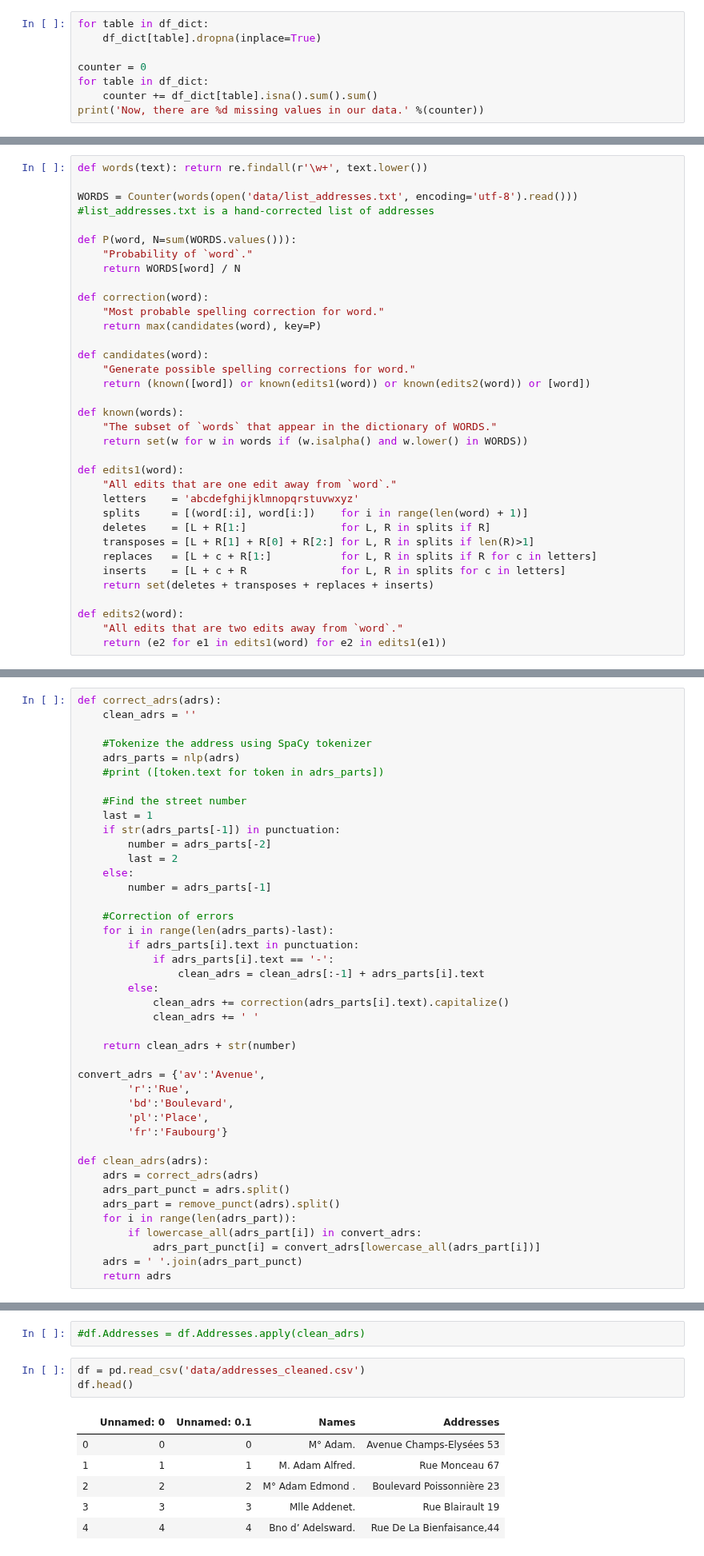
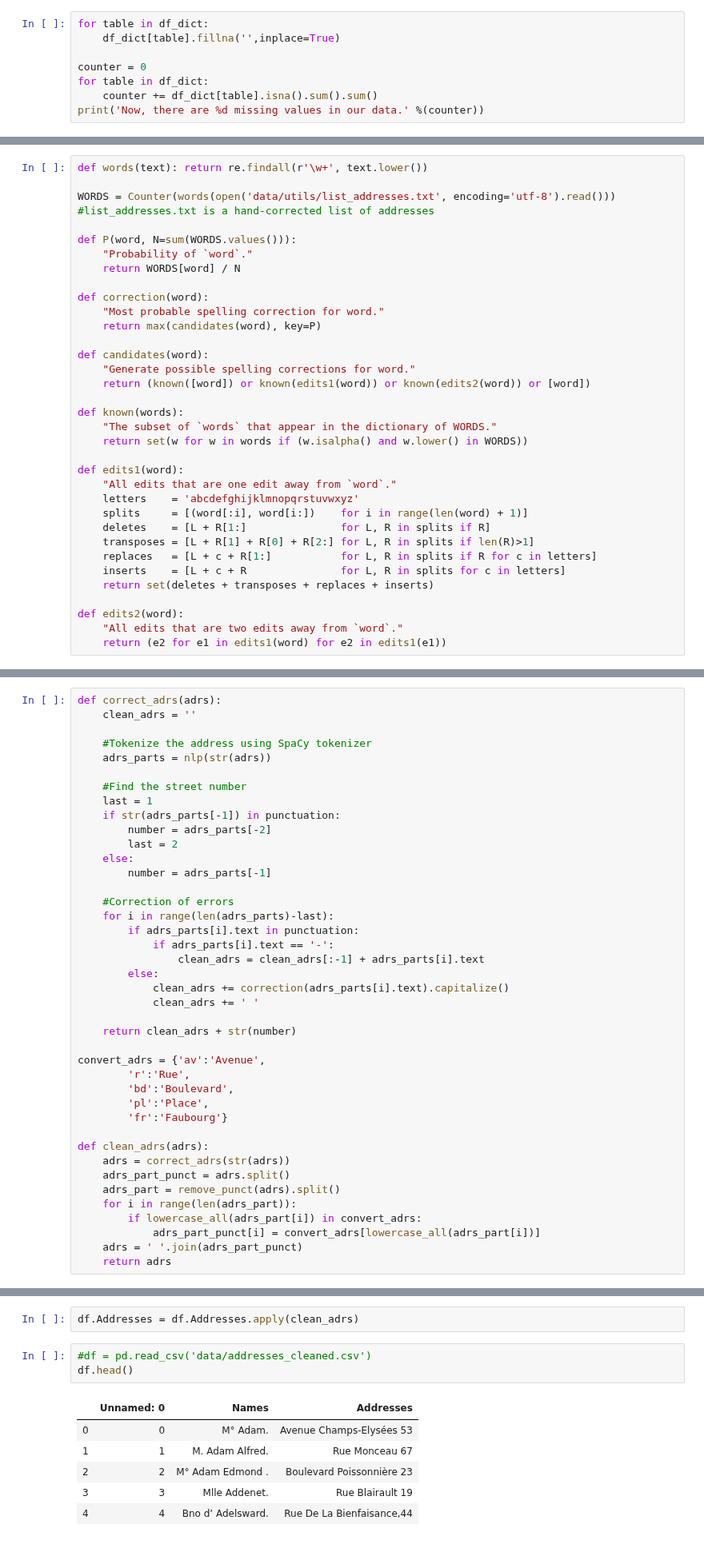
Before and after one commit to AndreaScalisi/FDH, a Jupyter notebook: parser_1884.ipynb, the cells around one changed output, grey strips where cells are left out. Shown at 80% size. Cells and saved outputs as stored; diff of their text form.

```diff
--- a/parser_1884.ipynb
+++ b/parser_1884.ipynb
@@ -54,7 +54,7 @@ There are 5938 missing values in our data.
 Since there a too many values to fill them in by hand, we will just get rid of the corresponding rows (at least for now)
 # %%
 for table in df_dict:
-    df_dict[table].dropna(inplace=True)
+    df_dict[table].fillna('',inplace=True)
 
 counter = 0
 for table in df_dict:
@@ -185,7 +187,7 @@ Spelling Corrector based on the work of Peter Norvig: http://norvig.com/spell-co
 # %%
 def words(text): return re.findall(r'\w+', text.lower())
 
-WORDS = Counter(words(open('data/list_addresses.txt', encoding='utf-8').read()))
+WORDS = Counter(words(open('data/utils/list_addresses.txt', encoding='utf-8').read()))
 #list_addresses.txt is a hand-corrected list of addresses
 
 def P(word, N=sum(WORDS.values())):
@@ -237,8 +239,7 @@ def correct_adrs(adrs):
     clean_adrs = ''
 
     #Tokenize the address using SpaCy tokenizer
-    adrs_parts = nlp(adrs)
-    #print ([token.text for token in adrs_parts])
+    adrs_parts = nlp(str(adrs))
 
     #Find the street number
     last = 1
@@ -266,7 +267,7 @@ convert_adrs = {'av':'Avenue',
         'fr':'Faubourg'}
 
 def clean_adrs(adrs):
-    adrs = correct_adrs(adrs)
+    adrs = correct_adrs(str(adrs))
     adrs_part_punct = adrs.split()
     adrs_part = remove_punct(adrs).split()
     for i in range(len(adrs_part)):
@@ -277,15 +278,15 @@ def clean_adrs(adrs):
 # %% [markdown]
 The execution time of this cell is quite long. Directly load the cleaned data.
 # %%
-#df.Addresses = df.Addresses.apply(clean_adrs)
+df.Addresses = df.Addresses.apply(clean_adrs)
 # %%
-df = pd.read_csv('data/addresses_cleaned.csv')
+#df = pd.read_csv('data/addresses_cleaned.csv')
 df.head()
 # %% [output]
-|  | Unnamed: 0 | Unnamed: 0.1 | Names | Addresses |
-| 0 | 0 | 0 | M° Adam. | Avenue Champs-Elysées 53 |
-| 1 | 1 | 1 | M. Adam Alfred. | Rue Monceau 67 |
-| 2 | 2 | 2 | M° Adam Edmond . | Boulevard Poissonnière 23 |
-| 3 | 3 | 3 | Mlle Addenet. | Rue Blairault 19 |
-| 4 | 4 | 4 | Bno d’ Adelsward. | Rue De La Bienfaisance,44 |
+|  | Unnamed: 0 | Names | Addresses |
+| 0 | 0 | M° Adam. | Avenue Champs-Elysées 53 |
+| 1 | 1 | M. Adam Alfred. | Rue Monceau 67 |
+| 2 | 2 | M° Adam Edmond . | Boulevard Poissonnière 23 |
+| 3 | 3 | Mlle Addenet. | Rue Blairault 19 |
+| 4 | 4 | Bno d’ Adelsward. | Rue De La Bienfaisance,44 |
 # %%
```
Also changed, not shown: parts of 11 cells of this notebook.
